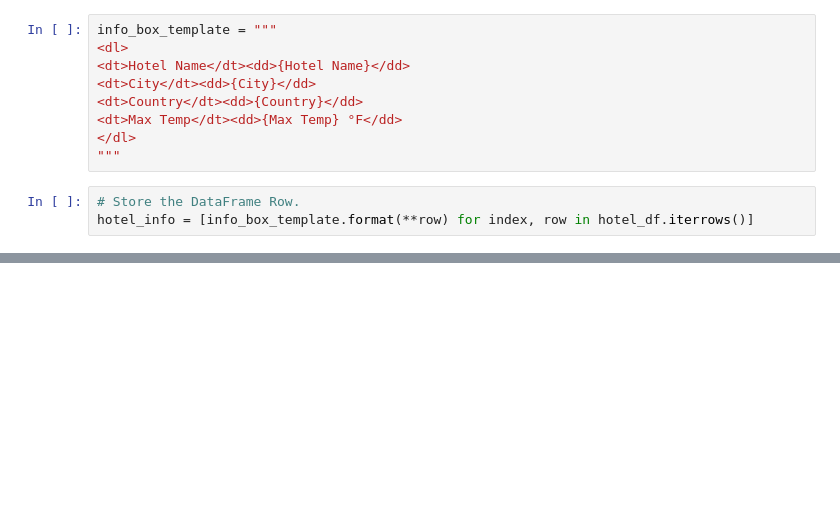
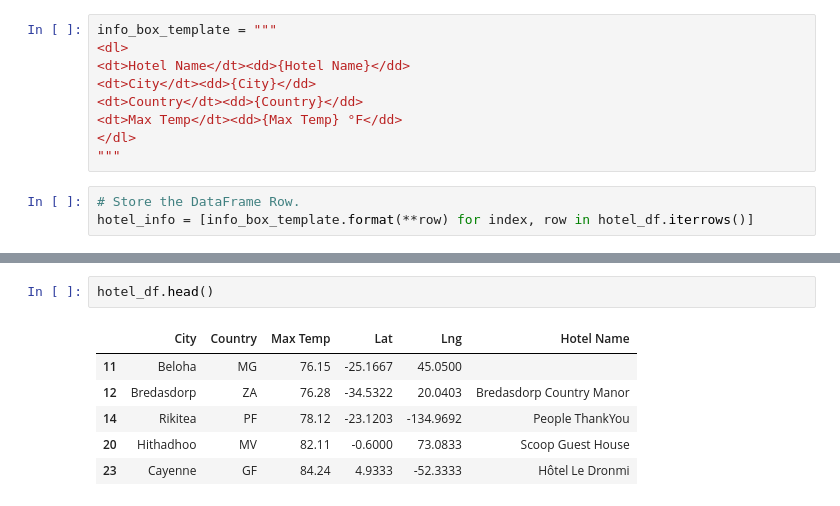
Before and after one commit to maldonado91/World-Weather-Analysis, a Jupyter notebook: VacationPy.ipynb, the cells around one changed output, grey strips where cells are left out. Drawn from its saved outputs; the diff is of its cells as text; blank space fills up the shorter version.

```diff
--- a/VacationPy.ipynb
+++ b/VacationPy.ipynb
@@ -278,3 +278,12 @@ fig.add_layer(marker_layer)
 fig
 # %% [output]
 [interactive output not drawn]
+# %%
+hotel_df.head()
+# %% [output]
+|  | City | Country | Max Temp | Lat | Lng | Hotel Name |
+| 11 | Beloha | MG | 76.15 | -25.1667 | 45.0500 |  |
+| 12 | Bredasdorp | ZA | 76.28 | -34.5322 | 20.0403 | Bredasdorp Country Manor |
+| 14 | Rikitea | PF | 78.12 | -23.1203 | -134.9692 | People ThankYou |
+| 20 | Hithadhoo | MV | 82.11 | -0.6000 | 73.0833 | Scoop Guest House |
+| 23 | Cayenne | GF | 84.24 | 4.9333 | -52.3333 | Hôtel Le Dronmi |
```
Also changed, not shown: parts of 1 cell of this notebook, 9 other files.
